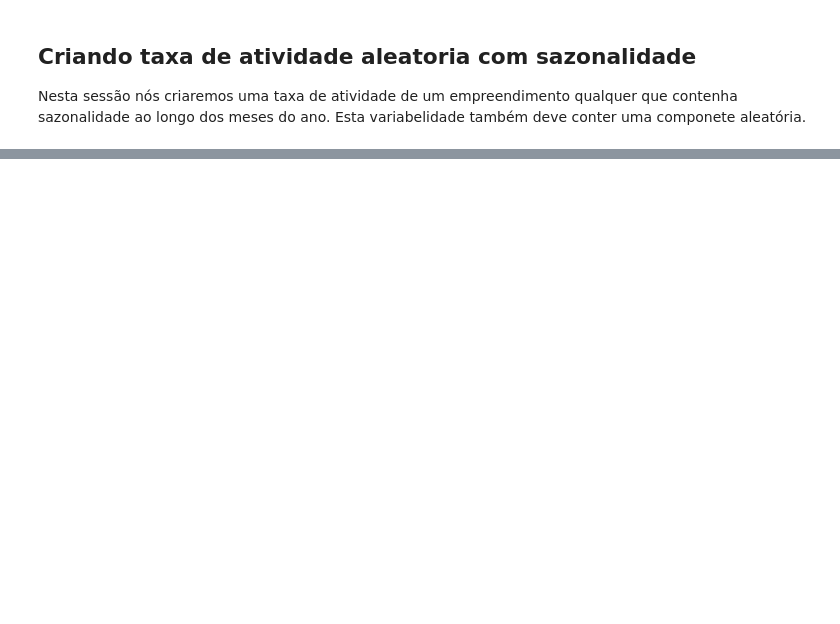
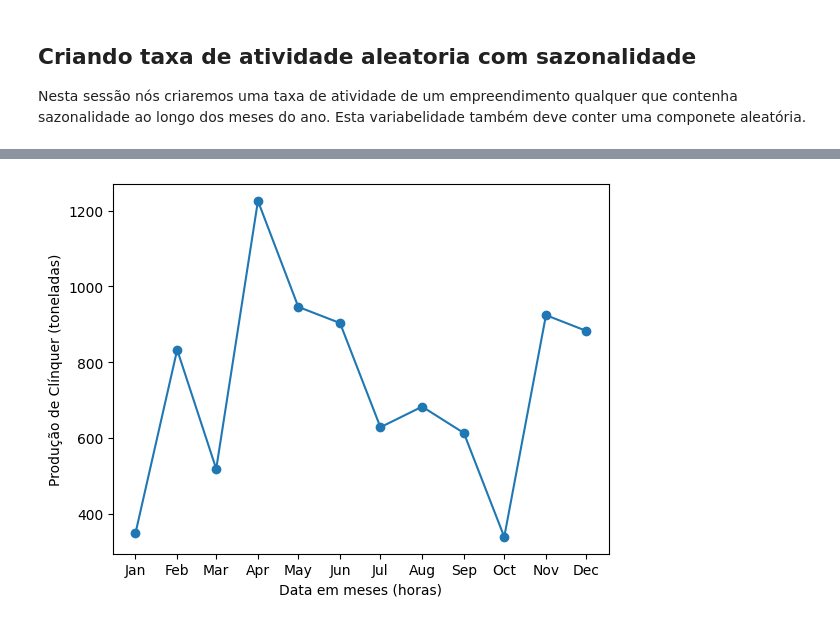
Before and after one commit to ezequieldeconti/ENS5174_202401, a Jupyter notebook: Atividade01_01.ipynb, the cells around one changed output, grey strips where cells are left out. Cells and saved outputs as stored; diff of their text form; code cells hidden in the pictures; blank space fills up the shorter version.

```diff
--- a/Atividade01_01.ipynb
+++ b/Atividade01_01.ipynb
@@ -160,0 +215,38 @@ NameError: name 'data' is not defined
+# %%
+import pandas as pd
+import numpy as np
+import matplotlib.pyplot as plt
+
+# Definindo os valores máximos e mínimos de produção
+atvMax = 1260
+atvMin = 252
+
+# Definindo o número de meses
+n_meses = 12
+
+# Gerando datas para um ano
+datas = pd.date_range(start='2024-01-01', periods=n_meses, freq='MS')
+
+# Gerando atividade aleatória para cada mês
+atv = (atvMax - atvMin) * np.random.rand(n_meses) + atvMin
+
+# Criando o DataFrame com as datas e atividades
+df = pd.DataFrame({'Data': datas, 'Atividade': atv})
+
+# Salvando o DataFrame como um arquivo CSV
+df.to_csv(r"C:\Users\admin\Documents\ENS5174_202401\tabelas\FE\atchpt_11_6.csv", index=False)
+
+# Plotando os valores para cada mês
+fig, ax = plt.subplots()
+ax.plot(df['Data'], df['Atividade'], marker='o')
+
+# Adicionando rótulos e título
+ax.xaxis.set_major_locator(mdates.MonthLocator())
+ax.xaxis.set_major_formatter(mdates.DateFormatter('%b'))
+
+ax.set_ylabel('Produção de Clínquer (toneladas)')
+ax.set_xlabel('Data em meses (horas)')
+
+plt.show()
+# %% [output]
+[figure, added]
```
Also changed, not shown: parts of 10 cells of this notebook.
